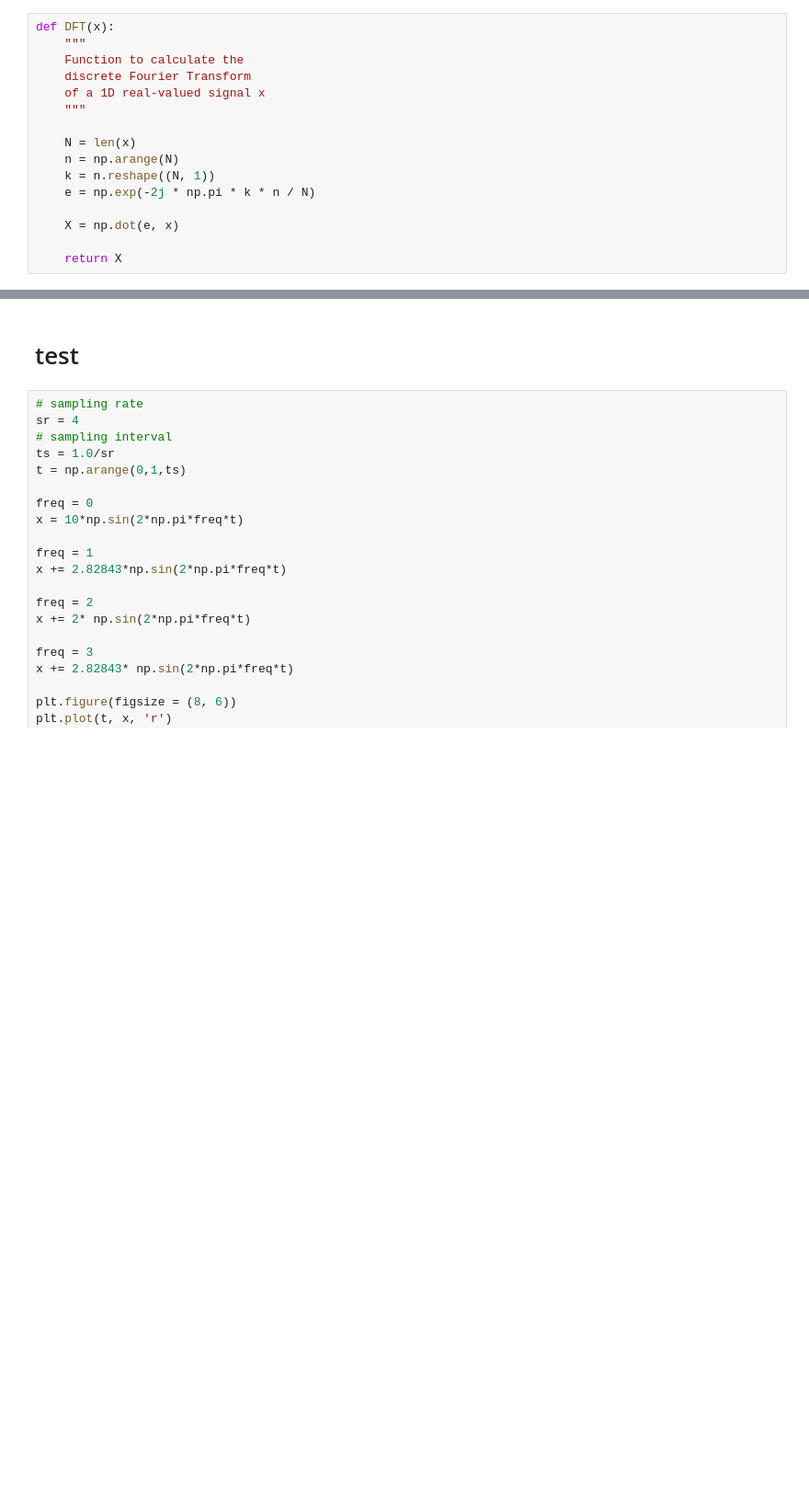
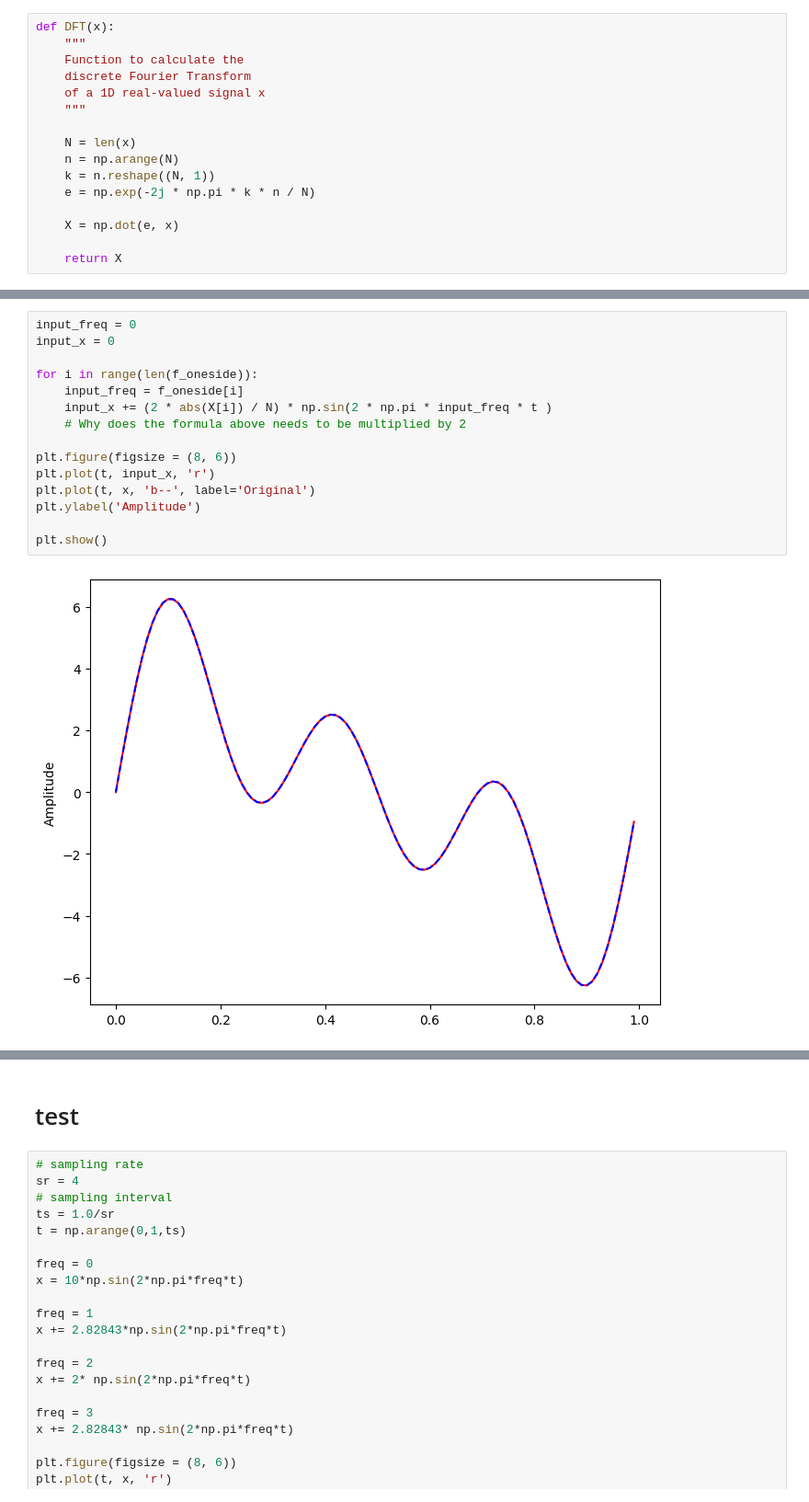
Before and after one commit to ReinerJasin/sound-and-music-computing-notes, a Jupyter notebook: project/code/tes.ipynb, the cells around one changed output, grey strips where cells are left out. Shown: that part at 92% size. Drawn from its saved outputs; the diff is of its cells as text; blank space fills up the shorter version.

```diff
--- a/project/code/tes.ipynb
+++ b/project/code/tes.ipynb
@@ -297,0 +362,17 @@ amplitude: 2.82843
+# %%
+input_freq = 0
+input_x = 0
+
+for i in range(len(f_oneside)):
+    input_freq = f_oneside[i]
+    input_x += (2 * abs(X[i]) / N) * np.sin(2 * np.pi * input_freq * t )
+    # Why does the formula above needs to be multiplied by 2
+
+plt.figure(figsize = (8, 6))
+plt.plot(t, input_x, 'r')
+plt.plot(t, x, 'b--', label='Original')
+plt.ylabel('Amplitude')
+
+plt.show()
+# %% [output]
+[figure, added]
```
Also changed, not shown: parts of 8 cells of this notebook, 1 other file.
